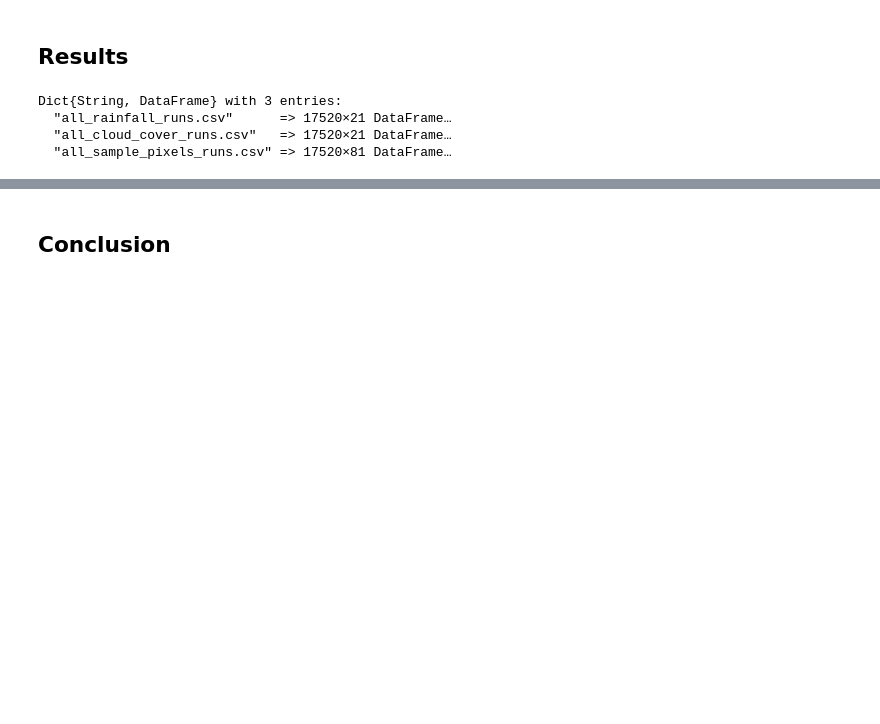
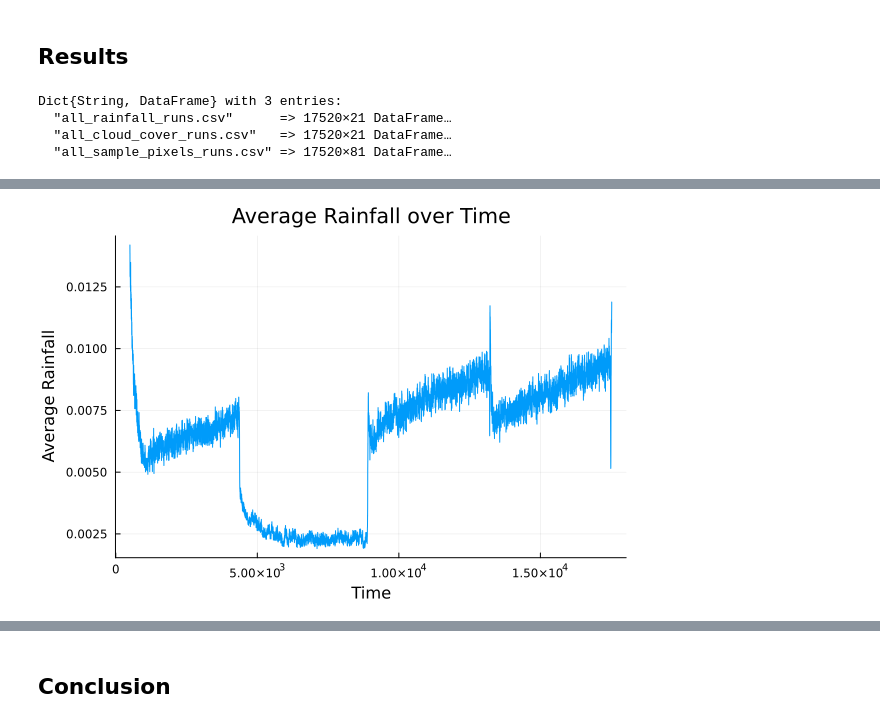
Before and after one commit to MStirmel02/MTH445Final, a Jupyter notebook: MTH445FinalProj.ipynb, the cells around one changed output, grey strips where cells are left out. Saved outputs shown, nothing was run; the diff lists cells and outputs as text; code cells hidden in the pictures; blank space fills up the shorter version.

```diff
--- a/MTH445FinalProj.ipynb
+++ b/MTH445FinalProj.ipynb
@@ -599,0 +606,19 @@ plot(ticks, rainfall_values, xlabel="Time", ylabel="Rainfall", title="Rainfall o
+# %%
+function calculate_average(df::DataFrame)
+    # Get all columns that contain run data (exclude non-numeric columns)
+    run_columns = names(df)[eltype.(eachcol(df)) .== Float64]
+
+    # Calculate mean rainfall for each row across all runs
+    ave_rain = vec(mean(Matrix(df[:, run_columns]), dims=2))
+
+    # Create result dataframe with ticks and average rainfall
+    result_df = DataFrame(
+        tick = 1:nrow(df),
+        ave_rain = ave_rain
+    )
+
+    return result_df
+end
+
+rainfall_avg_df = calculate_average(rainfall_df)
+first(rainfall_avg_df, 5)
@@ -599,0 +634,9 @@ plot(ticks, rainfall_values, xlabel="Time", ylabel="Rainfall", title="Rainfall o
+# %%
+# Plot average rainfall
+ticks = rainfall_avg_df.tick[500:end]
+rainfall_values = rainfall_avg_df.ave_rain[500:end]
+
+# Plot the rainfall data
+plot(ticks, rainfall_values, xlabel="Time", ylabel="Average Rainfall", title="Average Rainfall over Time", legend=false)
+# %% [output]
+[figure, added]
```
Also changed, not shown: parts of 4 cells of this notebook.
